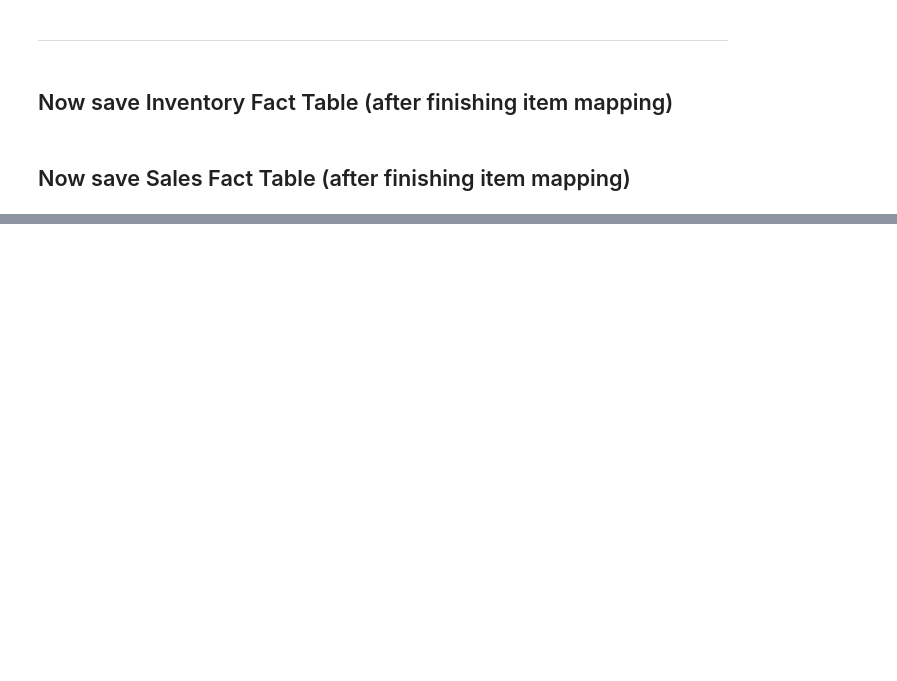
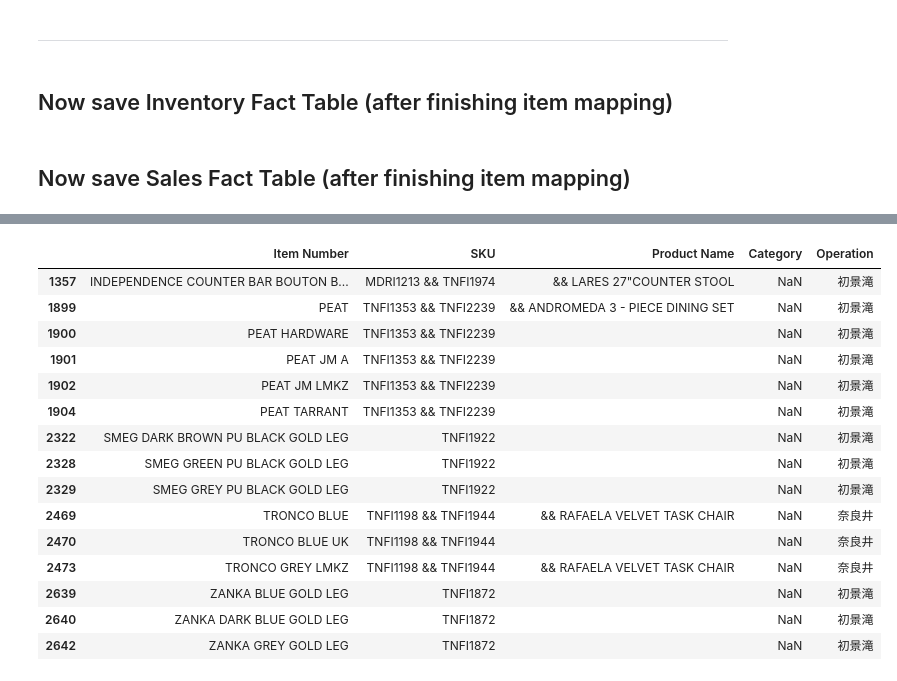
Before and after one commit to HarryYIM/GX---Sales-BI-Dashboard, a Jupyter notebook: 2020 Wayfair Sales Data Processing.ipynb, the cells around one changed output, grey strips where cells are left out. Saved outputs shown, nothing was run; the diff lists cells and outputs as text; code cells hidden in the pictures; blank space fills up the shorter version.

```diff
--- a/2020 Wayfair Sales Data Processing.ipynb
+++ b/2020 Wayfair Sales Data Processing.ipynb
@@ -252,2 +312,27 @@ df_itemset = pd.concat([df_item, df_add]).fillna('unallocated inventory')
+# %%
+df_itemset['SKU - to match category'] = df_itemset.apply(lambda x: str(x['SKU']).split(' && ')[0], axis = 1)
+# %%
+df_itemset = df_itemset.merge(category_info, on='SKU - to match category',how='left')
+df_itemset = df_itemset.drop(columns = 'SKU - to match category')
+# %%
+# add Operation
+df_teammap = pd.read_excel('sup source//team mapping//team mapping.xlsx', sheet_name='Sheet1').rename(columns={'Item Name':'Item Number'})
+
+
+# Upper
+df_teammap['Item Number'] = df_teammap['Item Number'].str.upper()
+# clean '?' and strip
+df_teammap['Item Number'] = df_teammap.apply(lambda x: str(x['Item Number']).replace('?',' ').strip(), axis =1)
+
+temp = df_itemset.merge(df_teammap, on = 'Item Number', how = 'left')
+# print(len(temp))
+temp = temp[temp['Operation'].notnull()]
+temp = temp[temp['SKU'] != 'unallocated']
+temp = temp[['SKU', 'Operation']].drop_duplicates()
+
+temp = temp.groupby('SKU').sum().reset_index()
+temp
+
+df_itemset = df_itemset.merge(temp, on = 'SKU', how = 'left')
 # %%
 df_itemset.to_csv('Item Mapping//DIM Item Name.csv', index=False, encoding='utf_8_sig')
@@ -376,0 +410,21 @@ missing
+# %%
+a = df_itemset[df_itemset['SKU'] != 'unallocated']
+# %%
+a[a['Category'].isnull()]
+# %% [output]
+|  | Item Number | SKU | Product Name | Category | Operation |
+| 1357 | INDEPENDENCE COUNTER BAR BOUTON B... | MDRI1213 && TNFI1974 | && LARES 27"COUNTER STOOL | NaN | 初景滝 |
+| 1899 | PEAT | TNFI1353 && TNFI2239 | && ANDROMEDA 3 - PIECE DINING SET | NaN | 初景滝 |
+| 1900 | PEAT HARDWARE | TNFI1353 && TNFI2239 |  | NaN | 初景滝 |
+| 1901 | PEAT JM A | TNFI1353 && TNFI2239 |  | NaN | 初景滝 |
+| 1902 | PEAT JM LMKZ | TNFI1353 && TNFI2239 |  | NaN | 初景滝 |
+| 1904 | PEAT TARRANT | TNFI1353 && TNFI2239 |  | NaN | 初景滝 |
+| 2322 | SMEG DARK BROWN PU BLACK GOLD LEG | TNFI1922 |  | NaN | 初景滝 |
+| 2328 | SMEG GREEN PU BLACK GOLD LEG | TNFI1922 |  | NaN | 初景滝 |
+| 2329 | SMEG GREY PU BLACK GOLD LEG | TNFI1922 |  | NaN | 初景滝 |
+| 2469 | TRONCO BLUE | TNFI1198 && TNFI1944 | && RAFAELA VELVET TASK CHAIR | NaN | 奈良井 |
+| 2470 | TRONCO BLUE UK | TNFI1198 && TNFI1944 |  | NaN | 奈良井 |
+| 2473 | TRONCO GREY LMKZ | TNFI1198 && TNFI1944 | && RAFAELA VELVET TASK CHAIR | NaN | 奈良井 |
+| 2639 | ZANKA BLUE GOLD LEG | TNFI1872 |  | NaN | 初景滝 |
+| 2640 | ZANKA DARK BLUE GOLD LEG | TNFI1872 |  | NaN | 初景滝 |
+| 2642 | ZANKA GREY GOLD LEG | TNFI1872 |  | NaN | 初景滝 |
```
Also changed, not shown: parts of 43 cells of this notebook.
